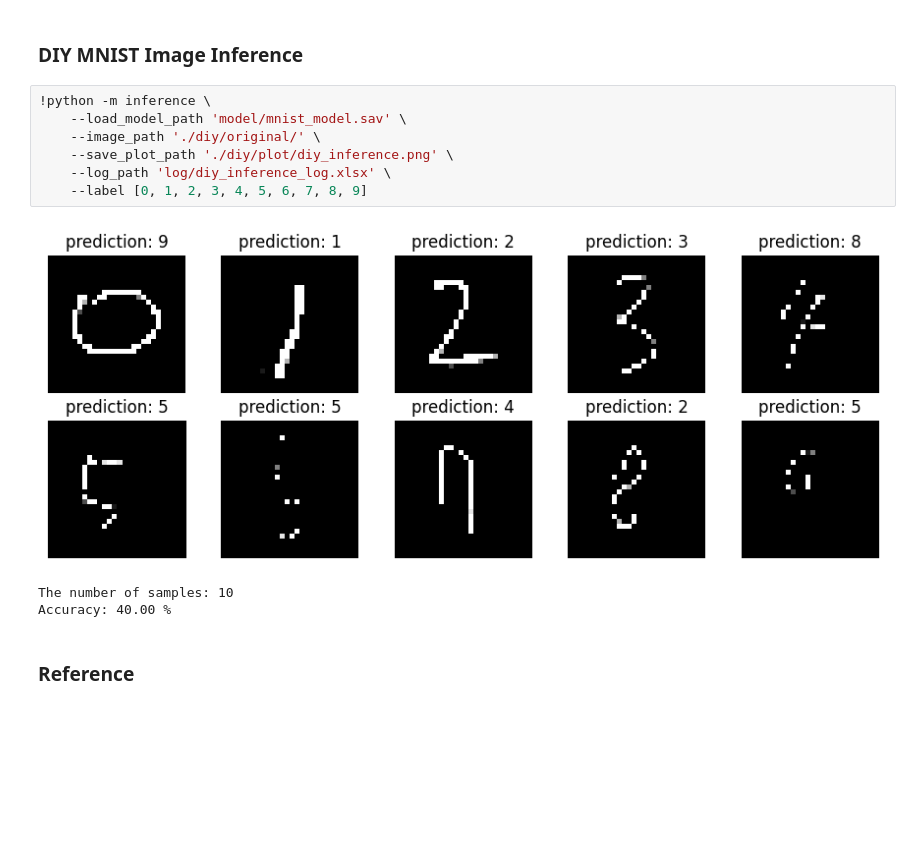
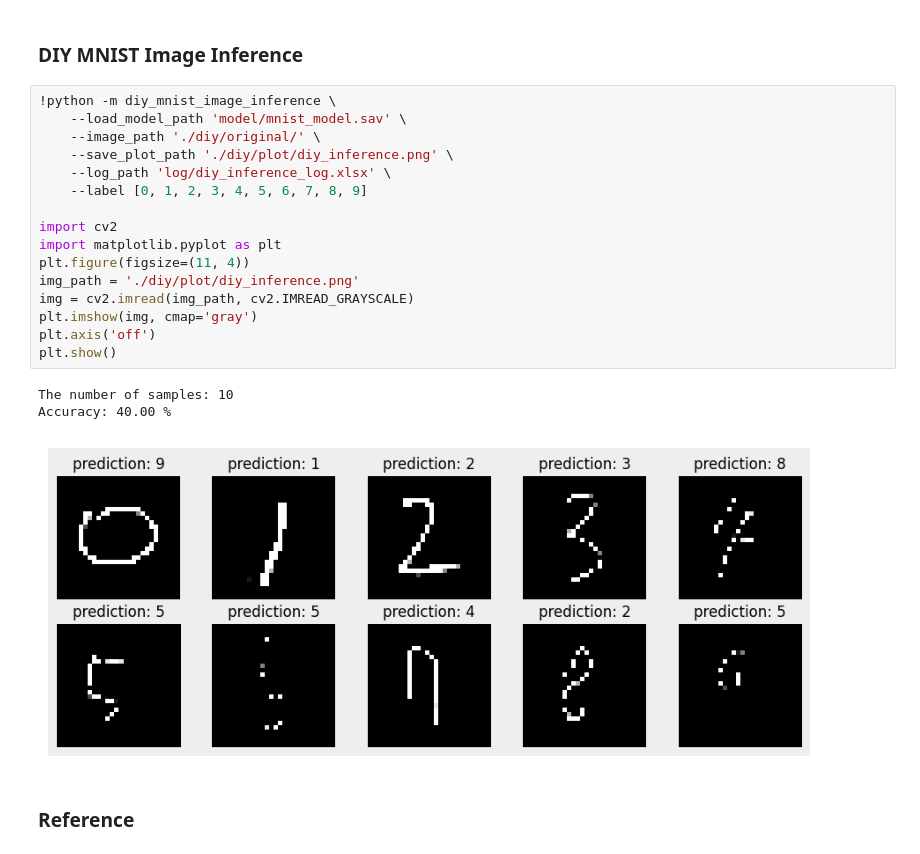
Before and after one commit to minseok0809/MNIST-Multi-Layer-Perceptron-Classifier, a Jupyter notebook: mnist/[AI실전연구프로젝트2] mnist.ipynb, the cells around one changed output. Cells and saved outputs as stored; diff of their text form; blank space fills up the shorter version.

```diff
--- a/mnist/[AI실전연구프로젝트2] mnist.ipynb
+++ b/mnist/[AI실전연구프로젝트2] mnist.ipynb
@@ -78,16 +67,25 @@ Accuracy: 97.90 %
 # %% [markdown]
 ### DIY MNIST Image Inference
 # %%
-!python -m inference \
+!python -m diy_mnist_image_inference \
     --load_model_path 'model/mnist_model.sav' \
     --image_path './diy/original/' \
     --save_plot_path './diy/plot/diy_inference.png' \
     --log_path 'log/diy_inference_log.xlsx' \
     --label [0, 1, 2, 3, 4, 5, 6, 7, 8, 9]
+
+import cv2
+import matplotlib.pyplot as plt
+plt.figure(figsize=(11, 4))
+img_path = './diy/plot/diy_inference.png'
+img = cv2.imread(img_path, cv2.IMREAD_GRAYSCALE)
+plt.imshow(img, cmap='gray')
+plt.axis('off')
+plt.show()
 # %% [output]
+The number of samples: 10
+Accuracy: 40.00 %
-[figure, old version]
+[figure, new version]
-The number of samples: 10
-Accuracy: 40.00 %
 # %% [markdown]
 ### Reference
 # %% [markdown]
```
Also changed, not shown: parts of 2 cells of this notebook, 39 other files.
